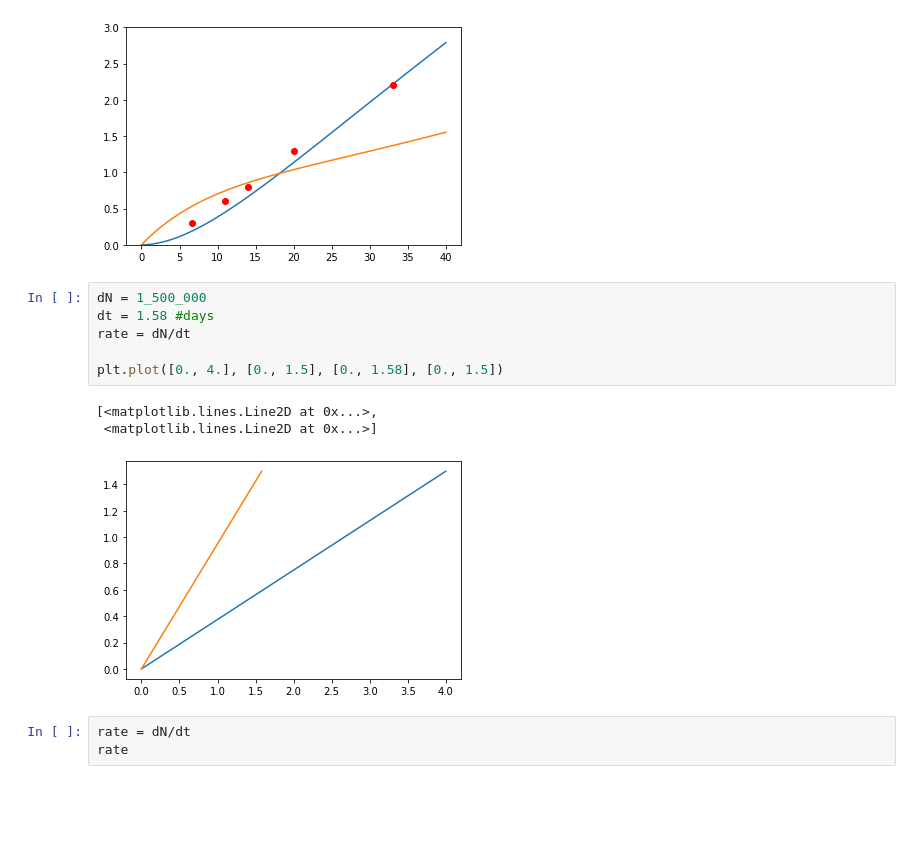
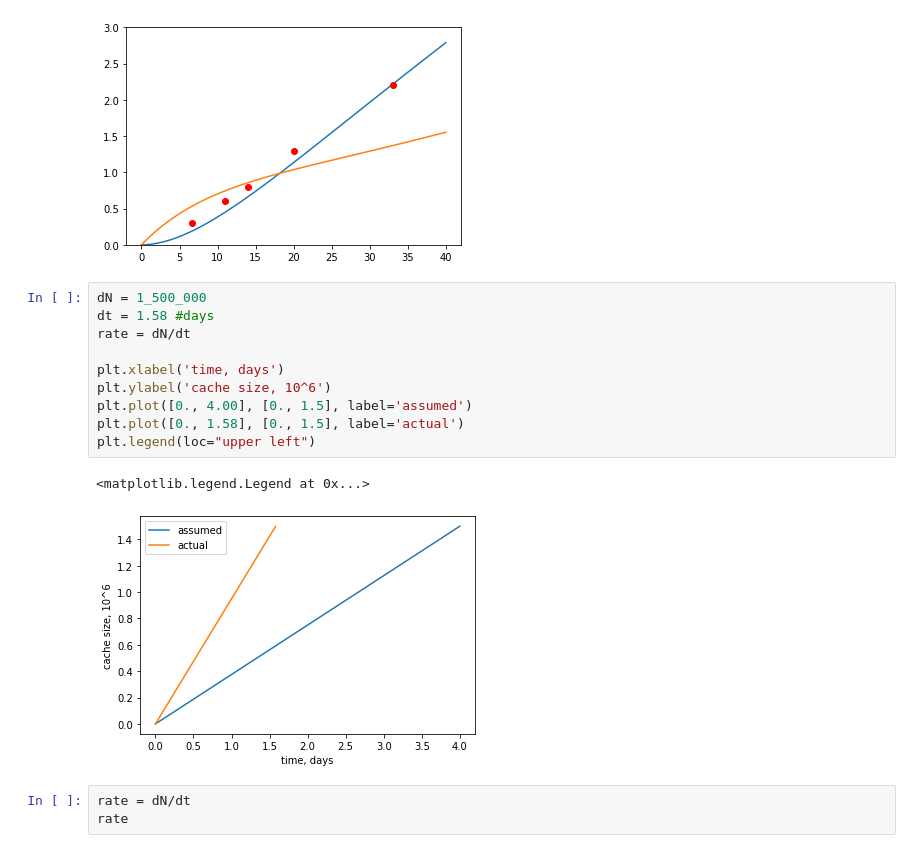
Before and after one commit to oleksiypr/chache_research, a Jupyter notebook: chache-research.ipynb, the cells around one changed output. Drawn from its saved outputs; the diff is of its cells as text; blank space fills up the shorter version.

Commit message:
cache analysis charts added

```diff
--- a/chache-research.ipynb
+++ b/chache-research.ipynb
@@ -104,13 +104,16 @@ plt.plot(t, H, t, M, actual_t, actual_H, 'ro')
 # %%
 dN = 1_500_000
 dt = 1.58 #days
 rate = dN/dt
 
-plt.plot([0., 4.], [0., 1.5], [0., 1.58], [0., 1.5])
+plt.xlabel('time, days')
+plt.ylabel('cache size, 10^6')
+plt.plot([0., 4.00], [0., 1.5], label='assumed')
+plt.plot([0., 1.58], [0., 1.5], label='actual')
+plt.legend(loc="upper left")
 # %% [output]
-[<matplotlib.lines.Line2D at 0x...>,
- <matplotlib.lines.Line2D at 0x...>]
+<matplotlib.legend.Legend at 0x...>
-[figure, old version]
+[figure, new version]
 # %%
 rate = dN/dt
 rate
```
Also changed, not shown: parts of 1 cell of this notebook, 3 other files.
